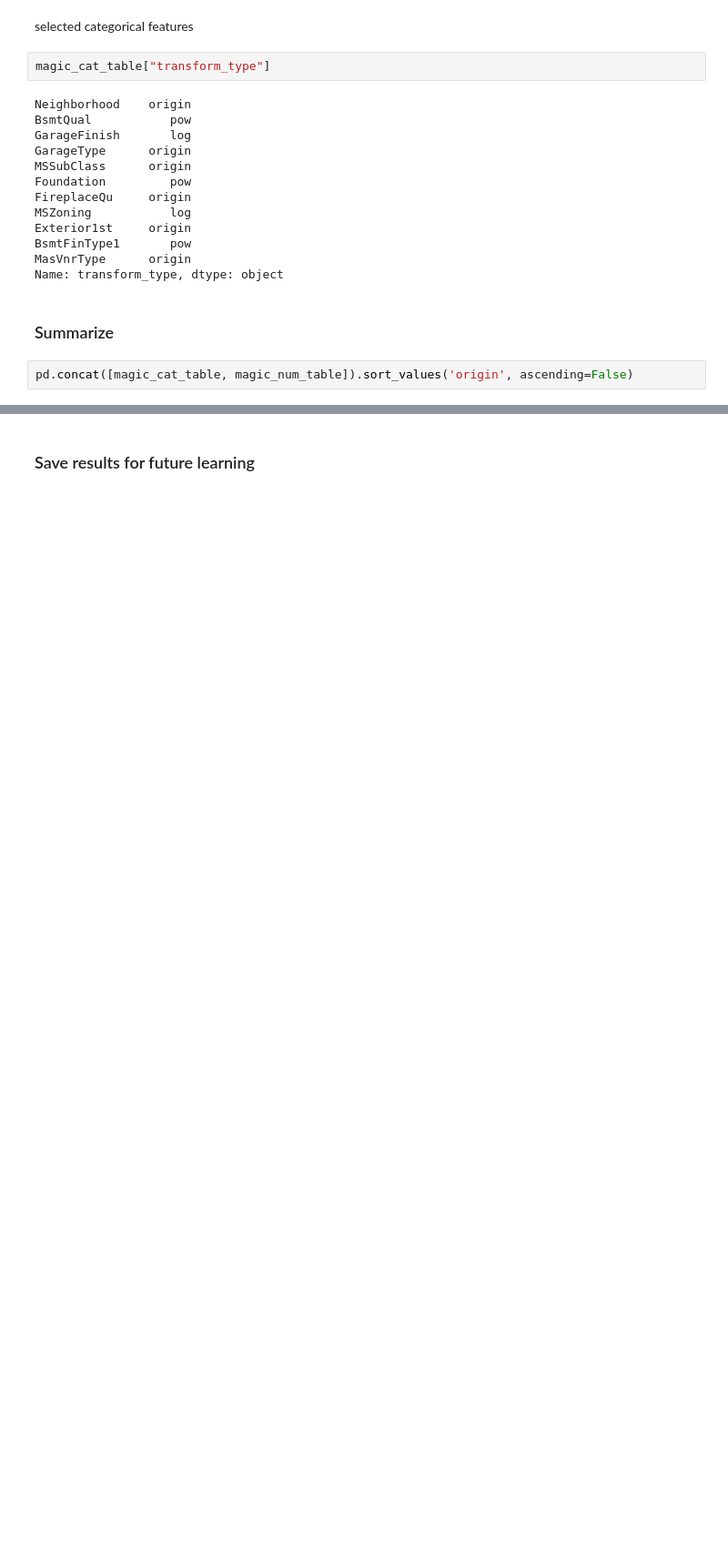
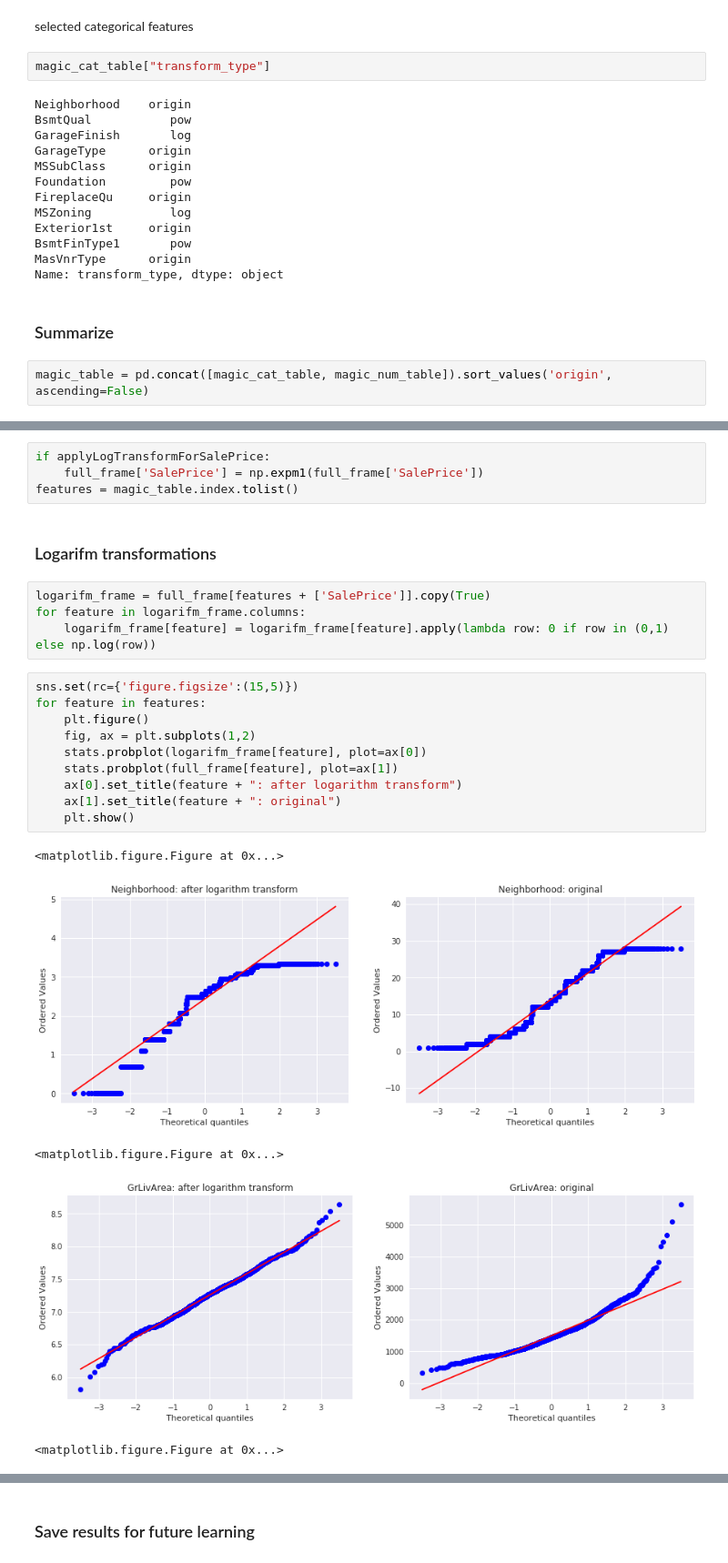
Before and after one commit to spiashko-house-prices/house-prices-notebook, a Jupyter notebook: notebook/data_analise.ipynb, the cells around one changed output, grey strips where cells are left out. Shown at 91% size. Cells and saved outputs as stored; diff of their text form; blank space fills up the shorter version.

```diff
--- a/notebook/data_analise.ipynb
+++ b/notebook/data_analise.ipynb
@@ -459,4 +454,4 @@ Name: transform_type, dtype: object
 # %% [markdown]
 ### Summarize
 # %%
-pd.concat([magic_cat_table, magic_num_table]).sort_values('origin', ascending=False)
+magic_table = pd.concat([magic_cat_table, magic_num_table]).sort_values('origin', ascending=False)
@@ -480,0 +460,26 @@ pd.concat([magic_cat_table, magic_num_table]).sort_values('origin', ascending=Fa
+# %%
+if applyLogTransformForSalePrice:
+    full_frame['SalePrice'] = np.expm1(full_frame['SalePrice'])
+features = magic_table.index.tolist()
+# %% [markdown]
+### Logarifm transformations
+# %%
+logarifm_frame = full_frame[features + ['SalePrice']].copy(True)
+for feature in logarifm_frame.columns:
+    logarifm_frame[feature] = logarifm_frame[feature].apply(lambda row: 0 if row in (0,1) else np.log(row))
+# %%
+sns.set(rc={'figure.figsize':(15,5)})
+for feature in features:
+    plt.figure()
+    fig, ax = plt.subplots(1,2)
+    stats.probplot(logarifm_frame[feature], plot=ax[0])
+    stats.probplot(full_frame[feature], plot=ax[1])
+    ax[0].set_title(feature + ": after logarithm transform")
+    ax[1].set_title(feature + ": original")
+    plt.show()
+# %% [output]
+<matplotlib.figure.Figure at 0x...>
+[figure, added]
+<matplotlib.figure.Figure at 0x...>
+[figure, added]
+<matplotlib.figure.Figure at 0x...>
```
Also changed, not shown: parts of 18 cells of this notebook, 1 other file.
